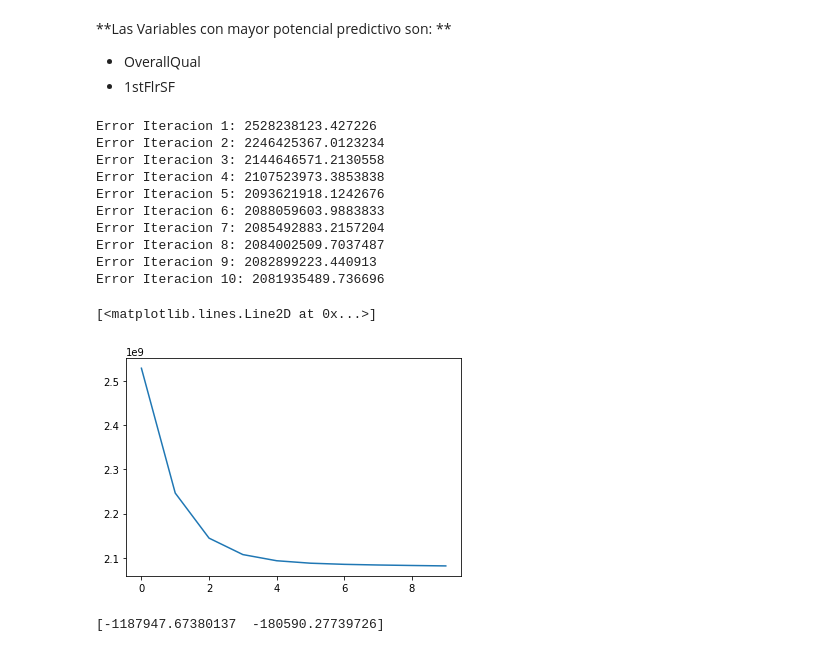
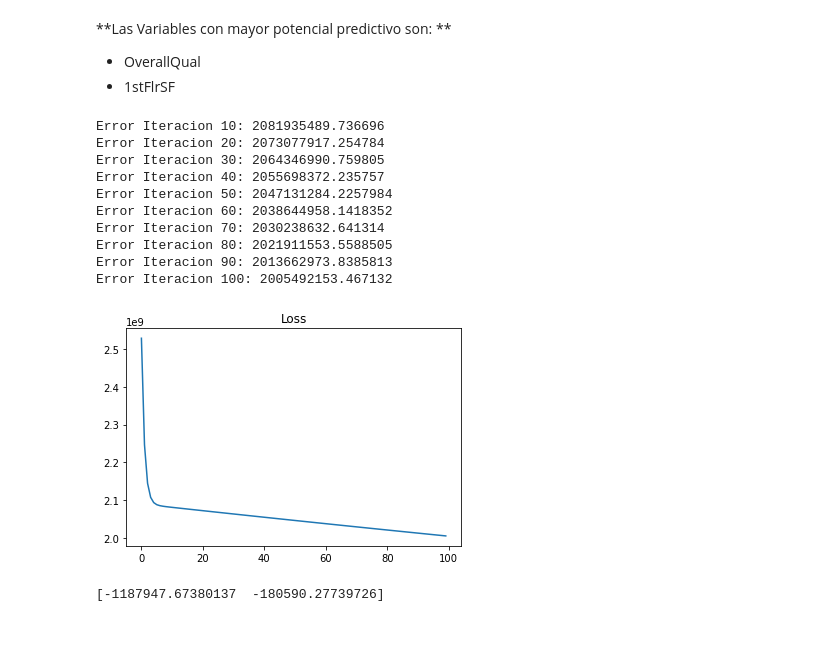
Before and after one commit to cesaraceytuno/PYTHON_DS, a Jupyter notebook: Proyecto/Proyecto.ipynb, the cells around one changed output. Cells and saved outputs as stored; diff of their text form; code cells hidden in the pictures.

Commit message:
Adicion de funcion plot_error

```diff
--- a/Proyecto/Proyecto.ipynb
+++ b/Proyecto/Proyecto.ipynb
@@ -127,21 +127,27 @@ def training_model(x, y, epochs, imprimir_error_cada, lr):
             print_error(iteracion,error)
 
     return modelos, errores
-modelos, errores = training_model(training_set[:,1],training_set[:,0],10,1,0.01)
-plt.plot(errores)
-# %% [output]
-Error Iteracion 1: 2528238123.427226
-Error Iteracion 2: 2246425367.0123234
-Error Iteracion 3: 2144646571.2130558
-Error Iteracion 4: 2107523973.3853838
-Error Iteracion 5: 2093621918.1242676
-Error Iteracion 6: 2088059603.9883833
-Error Iteracion 7: 2085492883.2157204
-Error Iteracion 8: 2084002509.7037487
-Error Iteracion 9: 2082899223.440913
-Error Iteracion 10: 2081935489.736696
-[<matplotlib.lines.Line2D at 0x...>]
-[figure, removed]
+# %%
+def plot_error(errores):
+    fig = plt.figure()
+    ax = fig.add_subplot(1,1,1)
+    ax.plot(errores)
+    ax.set_title('Loss')
+    plt.show()
+modelos, errores = training_model(training_set[:,1],training_set[:,0],100,10,0.01)
+plot_error(errores)
+# %% [output]
+Error Iteracion 10: 2081935489.736696
+Error Iteracion 20: 2073077917.254784
+Error Iteracion 30: 2064346990.759805
+Error Iteracion 40: 2055698372.235757
+Error Iteracion 50: 2047131284.2257984
+Error Iteracion 60: 2038644958.1418352
+Error Iteracion 70: 2030238632.641314
+Error Iteracion 80: 2021911553.5588505
+Error Iteracion 90: 2013662973.8385813
+Error Iteracion 100: 2005492153.467132
+[figure, added]
 # %%
 x = training_set[:,1]
 y = training_set[:,0]
```
